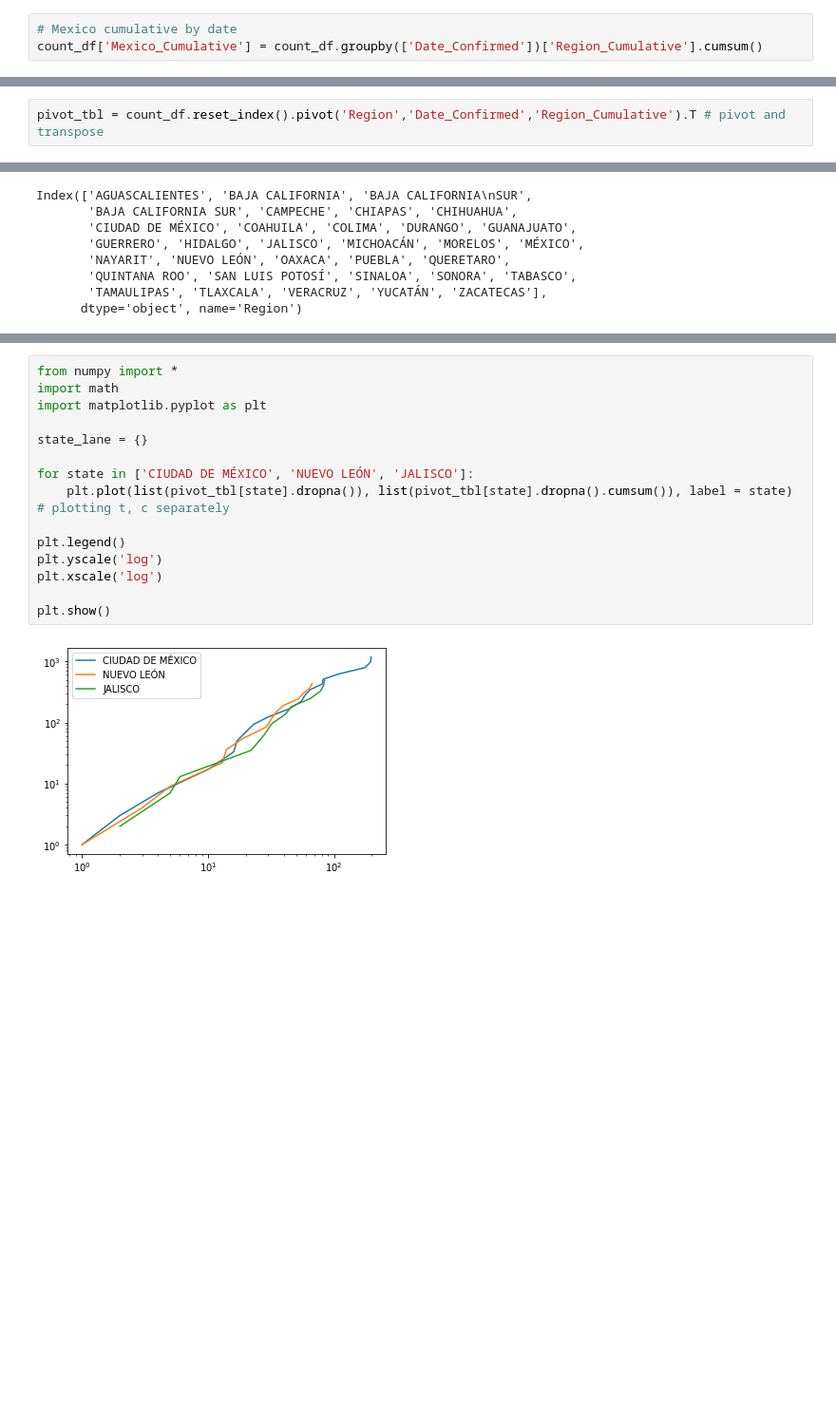
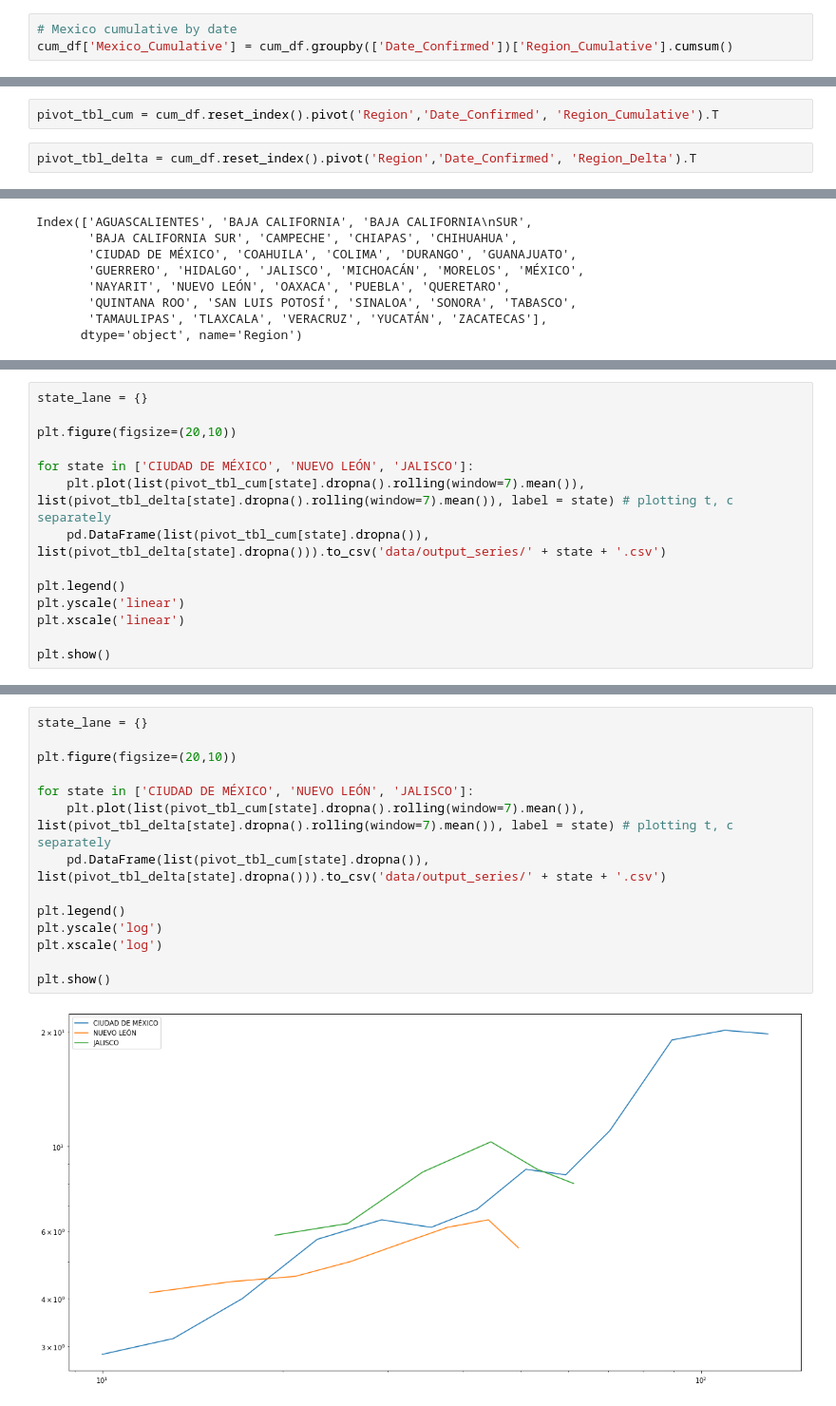
Before and after one commit to marianarf/covid19_mexico_analysis, a Jupyter notebook: mexico_cum_covid.ipynb, the cells around one changed output, grey strips where cells are left out. Shown: that part at 95% size. Cells and saved outputs as stored; diff of their text form; blank space fills up the shorter version.

Commit message:
Output time series

```diff
--- a/mexico_cum_covid.ipynb
+++ b/mexico_cum_covid.ipynb
@@ -27,3 +27,3 @@ count_df = count_df.drop(['Date_Confirmed'], axis=1)
 # %%
 # Mexico cumulative by date
-count_df['Mexico_Cumulative'] = count_df.groupby(['Date_Confirmed'])['Region_Cumulative'].cumsum()
+cum_df['Mexico_Cumulative'] = cum_df.groupby(['Date_Confirmed'])['Region_Cumulative'].cumsum()
@@ -52,5 +55,7 @@ from matplotlib import pyplot as plt
 # %%
-pivot_tbl = count_df.reset_index().pivot('Region','Date_Confirmed','Region_Cumulative').T # pivot and transpose
+pivot_tbl_cum = cum_df.reset_index().pivot('Region','Date_Confirmed', 'Region_Cumulative').T
+# %%
+pivot_tbl_delta = cum_df.reset_index().pivot('Region','Date_Confirmed', 'Region_Delta').T
 # %%
 pivot_tbl.columns
 # %% [output]
@@ -74,0 +111,14 @@ pivot_tbl.fillna(0).cumsum()[['NUEVO LEÓN', 'CIUDAD DE MÉXICO', 'JALISCO']].pl
+# %%
+state_lane = {}
+
+plt.figure(figsize=(20,10))
+
+for state in ['CIUDAD DE MÉXICO', 'NUEVO LEÓN', 'JALISCO']:
+    plt.plot(list(pivot_tbl_cum[state].dropna().rolling(window=7).mean()), list(pivot_tbl_delta[state].dropna().rolling(window=7).mean()), label = state) # plotting t, c separately
+    pd.DataFrame(list(pivot_tbl_cum[state].dropna()), list(pivot_tbl_delta[state].dropna())).to_csv('data/output_series/' + state + '.csv')
+
+plt.legend()
+plt.yscale('linear')
+plt.xscale('linear')
+
+plt.show()
@@ -75,17 +131,16 @@ pivot_tbl.fillna(0).cumsum()[['NUEVO LEÓN', 'CIUDAD DE MÉXICO', 'JALISCO']].pl
 # %%
-from numpy import *
-import math
-import matplotlib.pyplot as plt
-
 state_lane = {}
 
+plt.figure(figsize=(20,10))
+
 for state in ['CIUDAD DE MÉXICO', 'NUEVO LEÓN', 'JALISCO']:
-    plt.plot(list(pivot_tbl[state].dropna()), list(pivot_tbl[state].dropna().cumsum()), label = state) # plotting t, c separately
+    plt.plot(list(pivot_tbl_cum[state].dropna().rolling(window=7).mean()), list(pivot_tbl_delta[state].dropna().rolling(window=7).mean()), label = state) # plotting t, c separately
+    pd.DataFrame(list(pivot_tbl_cum[state].dropna()), list(pivot_tbl_delta[state].dropna())).to_csv('data/output_series/' + state + '.csv')
 
 plt.legend()
 plt.yscale('log')
 plt.xscale('log')
 
 plt.show()
 # %% [output]
-[figure, old version]
+[figure, new version]
```
Also changed, not shown: parts of 25 cells of this notebook, 3 other files.
